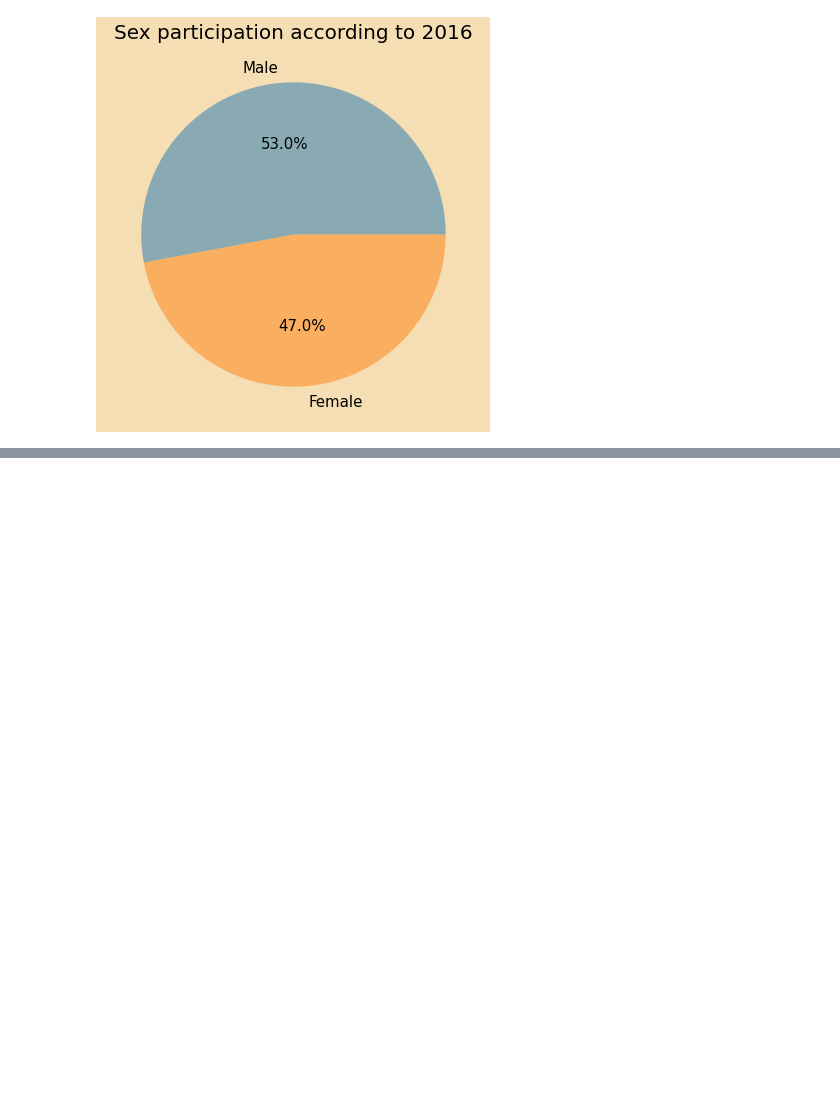
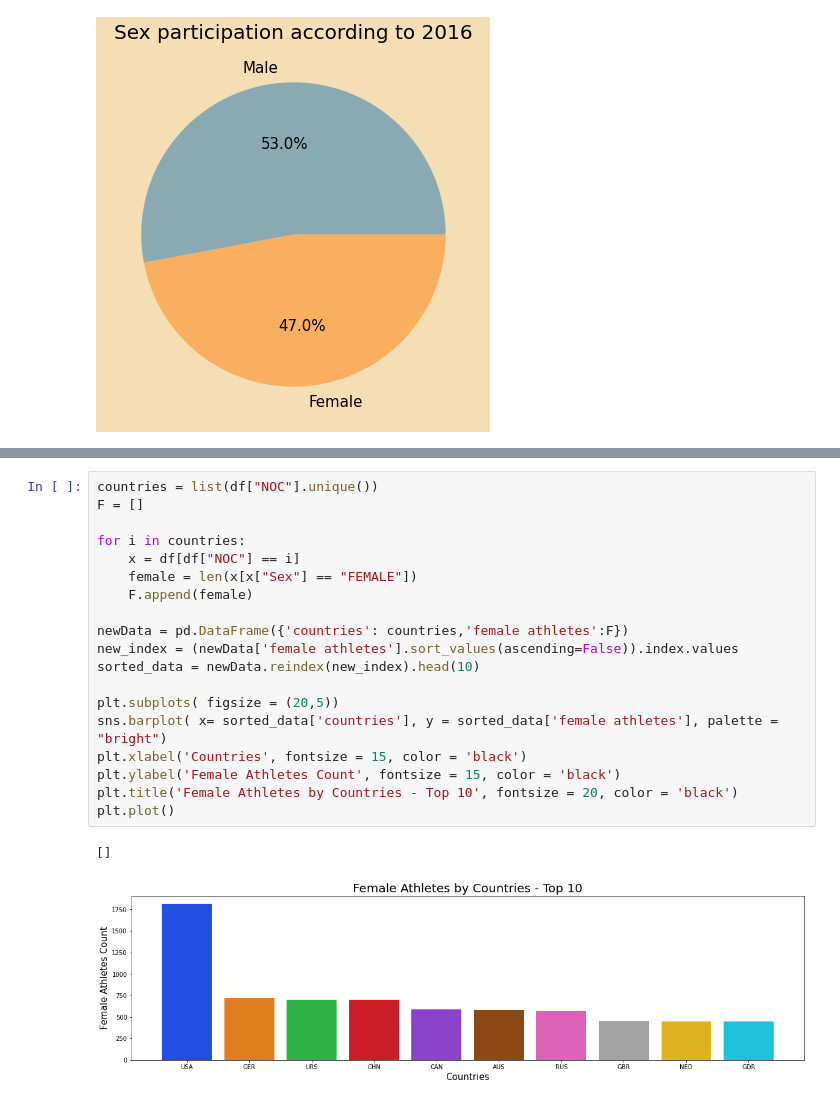
Before and after one commit to kauafillipe/Projeto-1---Turing-Academy, a Jupyter notebook: Projeto.ipynb, the cells around one changed output, grey strips where cells are left out. Saved outputs shown, nothing was run; the diff lists cells and outputs as text; blank space fills up the shorter version.

```diff
--- a/Projeto.ipynb
+++ b/Projeto.ipynb
@@ -764,0 +872,22 @@ plt.show()
+# %%
+countries = list(df["NOC"].unique())
+F = []
+
+for i in countries:
+    x = df[df["NOC"] == i]
+    female = len(x[x["Sex"] == "FEMALE"])
+    F.append(female)
+
+newData = pd.DataFrame({'countries': countries,'female athletes':F})
+new_index = (newData['female athletes'].sort_values(ascending=False)).index.values
+sorted_data = newData.reindex(new_index).head(10)
+
+plt.subplots( figsize = (20,5))
+sns.barplot( x= sorted_data['countries'], y = sorted_data['female athletes'], palette = "bright")
+plt.xlabel('Countries', fontsize = 15, color = 'black')
+plt.ylabel('Female Athletes Count', fontsize = 15, color = 'black')
+plt.title('Female Athletes by Countries - Top 10', fontsize = 20, color = 'black')
+plt.plot()
+# %% [output]
+[]
+[figure, added]
```
Also changed, not shown: parts of 49 cells of this notebook.
